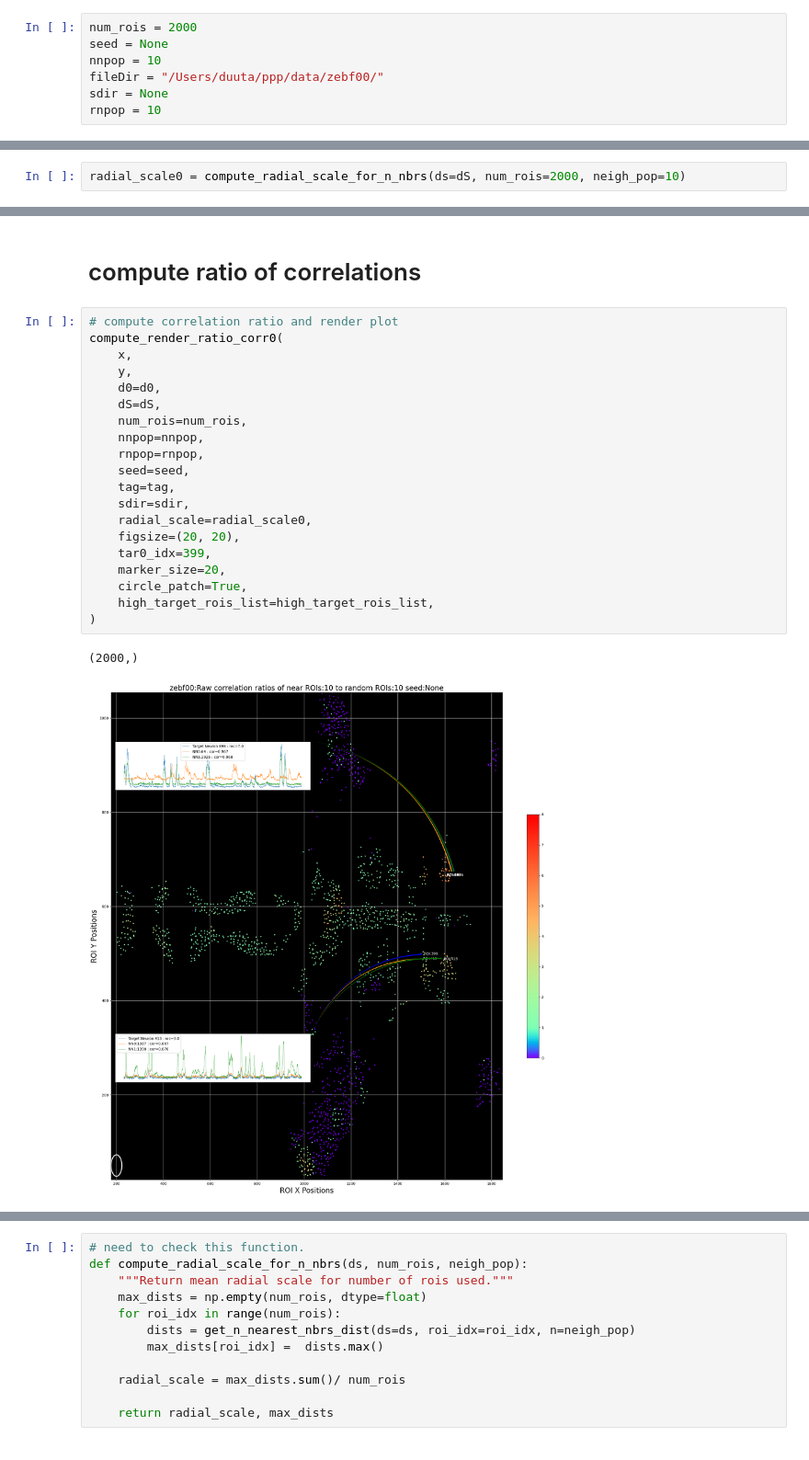
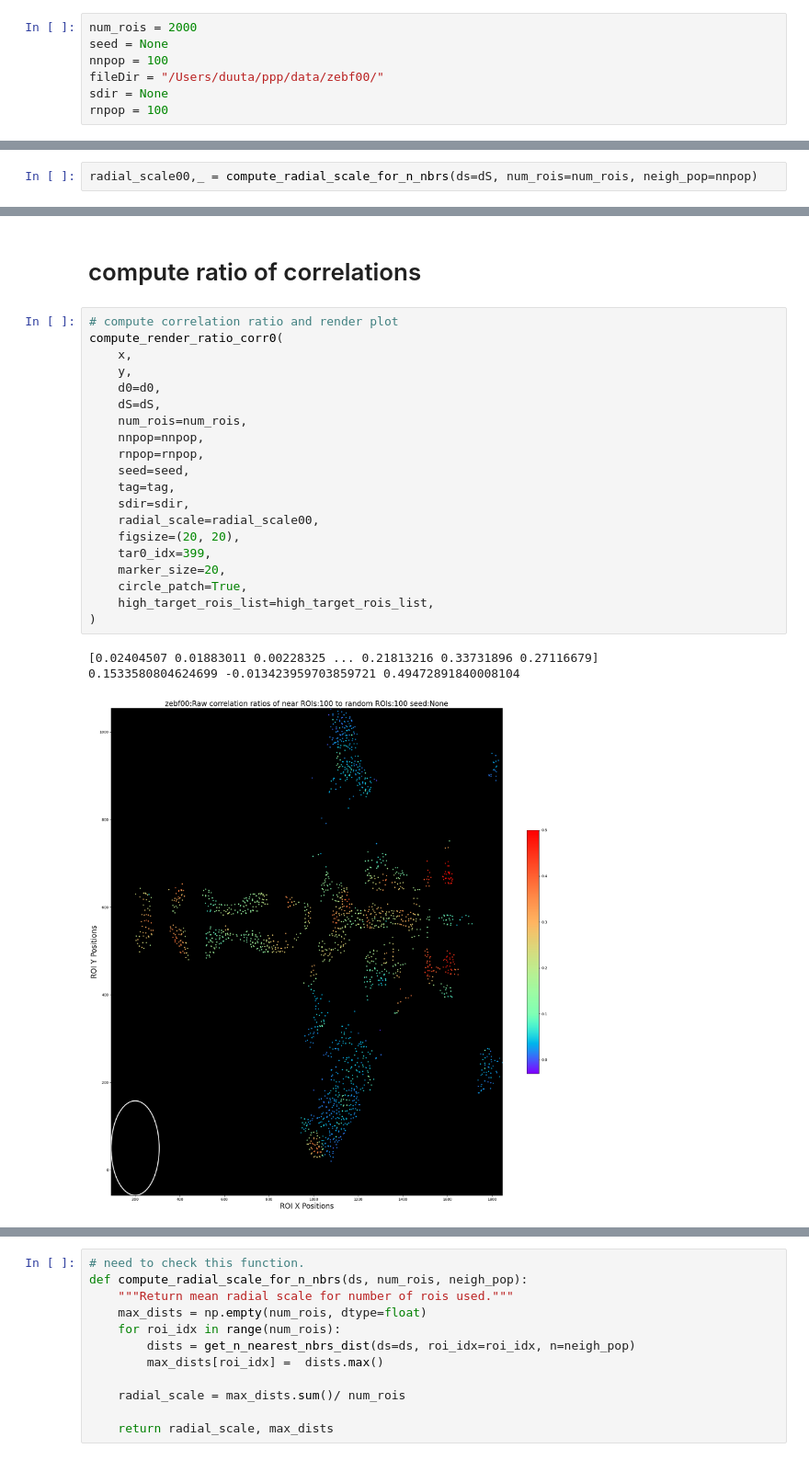
Before and after one commit to duutabib/local-gaucamole, a Jupyter notebook: notebooks/robustSigs/zebrafish_interactive_poorly_sensing.ipynb, the cells around one changed output, grey strips where cells are left out. Shown at 92% size. Saved outputs shown, nothing was run; the diff lists cells and outputs as text.

```diff
--- a/notebooks/robustSigs/zebrafish_interactive_poorly_sensing.ipynb
+++ b/notebooks/robustSigs/zebrafish_interactive_poorly_sensing.ipynb
@@ -183,10 +181,10 @@ def compute_radial_scale_for_n_nbrs(ds, num_rois, neigh_pop):
 # %%
 num_rois = 2000
 seed = None
-nnpop = 10
+nnpop = 100
 fileDir = "/Users/duuta/ppp/data/zebf00/"
 sdir = None
-rnpop = 10
+rnpop = 100
 # %% [markdown]
 # get data and vars using defined params
 # %%
@@ -448,4 +448,4 @@ def compute_render_ratio_corr0(
 
     return roc
 # %%
-radial_scale0 = compute_radial_scale_for_n_nbrs(ds=dS, num_rois=2000, neigh_pop=10)
+radial_scale00,_ = compute_radial_scale_for_n_nbrs(ds=dS, num_rois=num_rois, neigh_pop=nnpop)
@@ -616,23 +620,24 @@ def render_ratio_of_corr(
 # %%
 # compute correlation ratio and render plot
 compute_render_ratio_corr0(
     x,
     y,
     d0=d0,
     dS=dS,
     num_rois=num_rois,
     nnpop=nnpop,
     rnpop=rnpop,
     seed=seed,
     tag=tag,
     sdir=sdir,
-    radial_scale=radial_scale0,
+    radial_scale=radial_scale00,
     figsize=(20, 20),
     tar0_idx=399,
     marker_size=20,
     circle_patch=True,
     high_target_rois_list=high_target_rois_list,
 )
 # %% [output]
-(2000,)
+[0.02404507 0.01883011 0.00228325 ... 0.21813216 0.33731896 0.27116679]
+0.1533580804624699 -0.013423959703859721 0.49472891840008104
-[figure, old version]
+[figure, new version]
```
Also changed, not shown: parts of 38 cells of this notebook.
